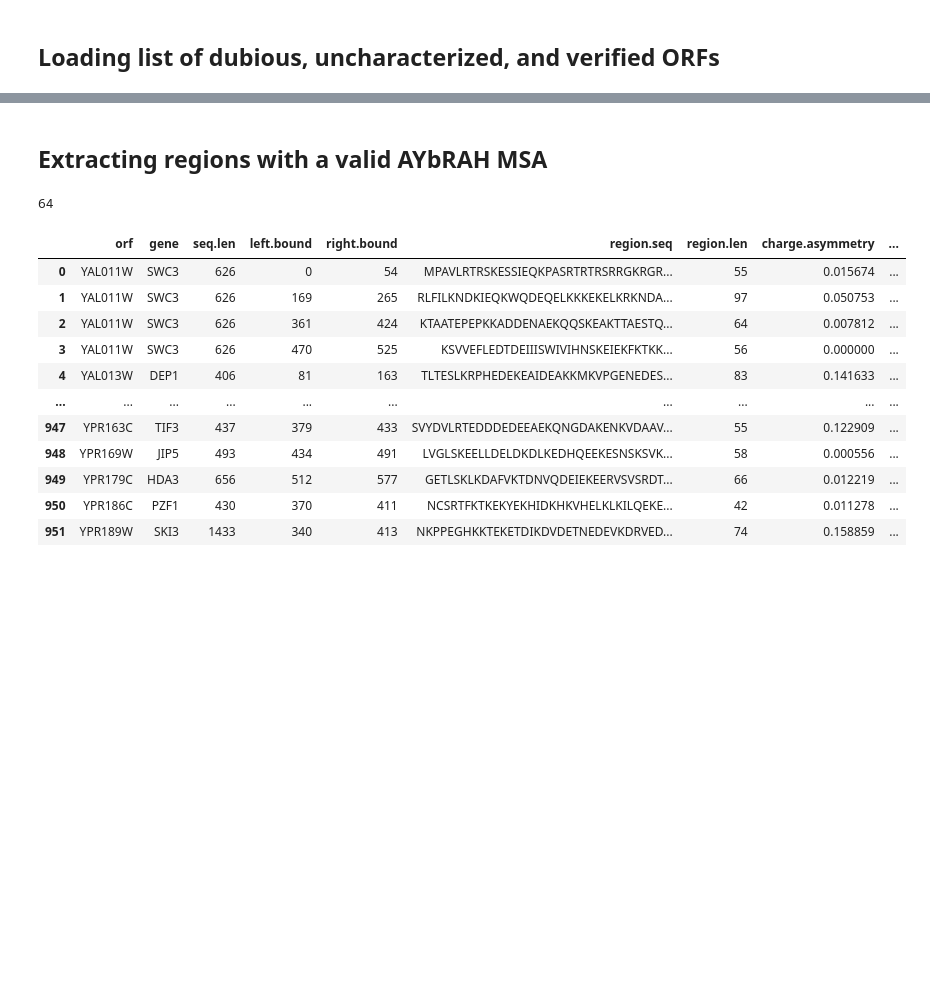
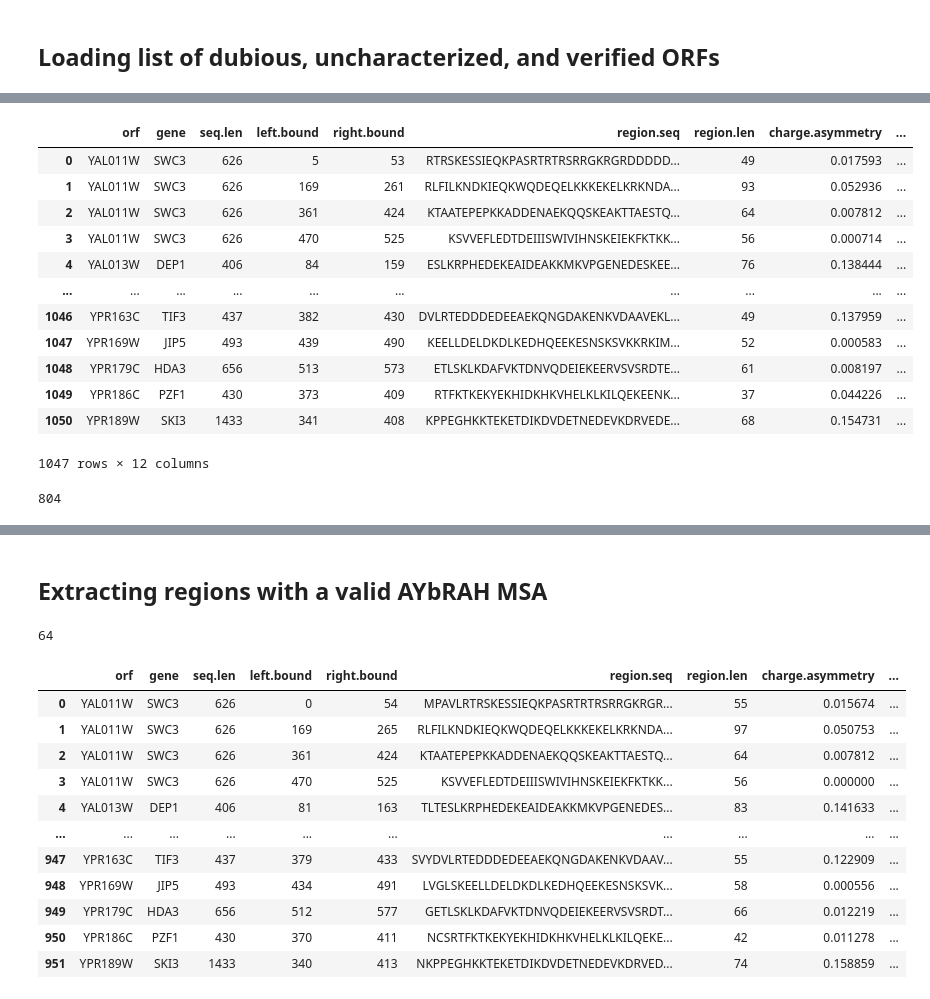
Before and after one commit to rosalindpan/hcrpaper, a Jupyter notebook: code/processing/msa_cleanup.ipynb, the cells around one changed output, grey strips where cells are left out. Drawn from its saved outputs; the diff is of its cells as text; code cells hidden in the pictures; blank space fills up the shorter version.

```diff
--- a/code/processing/msa_cleanup.ipynb
+++ b/code/processing/msa_cleanup.ipynb
@@ -52 +33,21 @@ df
+# %%
+df[~df['orf'].isin(dubious_orfs)]
+# %% [output]
+|  | orf | gene | seq.len | left.bound | right.bound | region.seq | region.len | charge.asymmetry | ... |
+| 0 | YAL011W | SWC3 | 626 | 5 | 53 | RTRSKESSIEQKPASRTRTRSRRGKRGRDDDDD... | 49 | 0.017593 | ... |
+| 1 | YAL011W | SWC3 | 626 | 169 | 261 | RLFILKNDKIEQKWQDEQELKKKEKELKRKNDA... | 93 | 0.052936 | ... |
+| 2 | YAL011W | SWC3 | 626 | 361 | 424 | KTAATEPEPKKADDENAEKQQSKEAKTTAESTQ... | 64 | 0.007812 | ... |
+| 3 | YAL011W | SWC3 | 626 | 470 | 525 | KSVVEFLEDTDEIIISWIVIHNSKEIEKFKTKK... | 56 | 0.000714 | ... |
+| 4 | YAL013W | DEP1 | 406 | 84 | 159 | ESLKRPHEDEKEAIDEAKKMKVPGENEDESKEE... | 76 | 0.138444 | ... |
+| ... | ... | ... | ... | ... | ... | ... | ... | ... | ... |
+| 1046 | YPR163C | TIF3 | 437 | 382 | 430 | DVLRTEDDDEDEEAEKQNGDAKENKVDAAVEKL... | 49 | 0.137959 | ... |
+| 1047 | YPR169W | JIP5 | 493 | 439 | 490 | KEELLDELDKDLKEDHQEEKESNSKSVKKRKIM... | 52 | 0.000583 | ... |
+| 1048 | YPR179C | HDA3 | 656 | 513 | 573 | ETLSKLKDAFVKTDNVQDEIEKEERVSVSRDTE... | 61 | 0.008197 | ... |
+| 1049 | YPR186C | PZF1 | 430 | 373 | 409 | RTFKTKEKYEKHIDKHKVHELKLKILQEKEENK... | 37 | 0.044226 | ... |
+| 1050 | YPR189W | SKI3 | 1433 | 341 | 408 | KPPEGHKKTEKETDIKDVDETNEDEVKDRVEDE... | 68 | 0.154731 | ... |
+1047 rows × 12 columns
+# %%
+len(df['gene'].unique())
+# %% [output]
+804
 # %%
```
Also changed, not shown: parts of 18 cells of this notebook, 31 other files.
